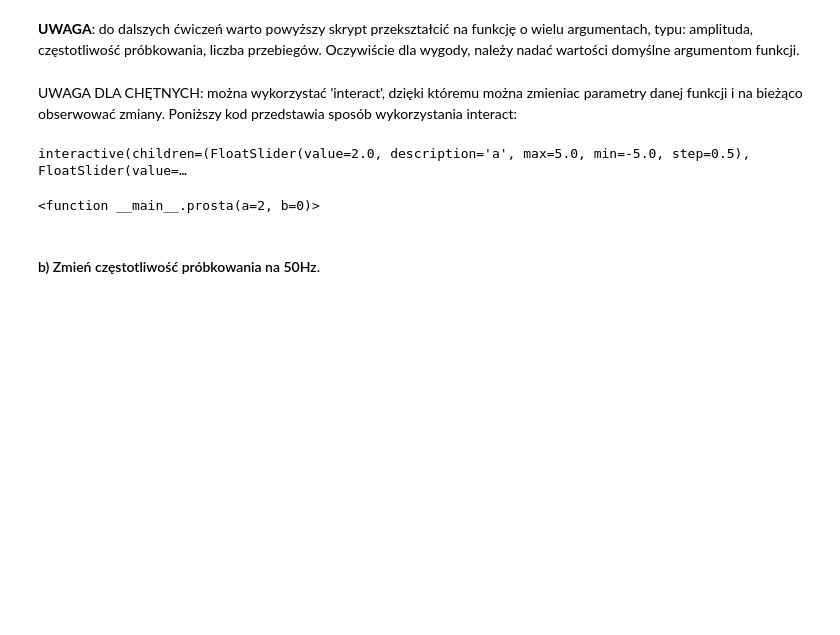
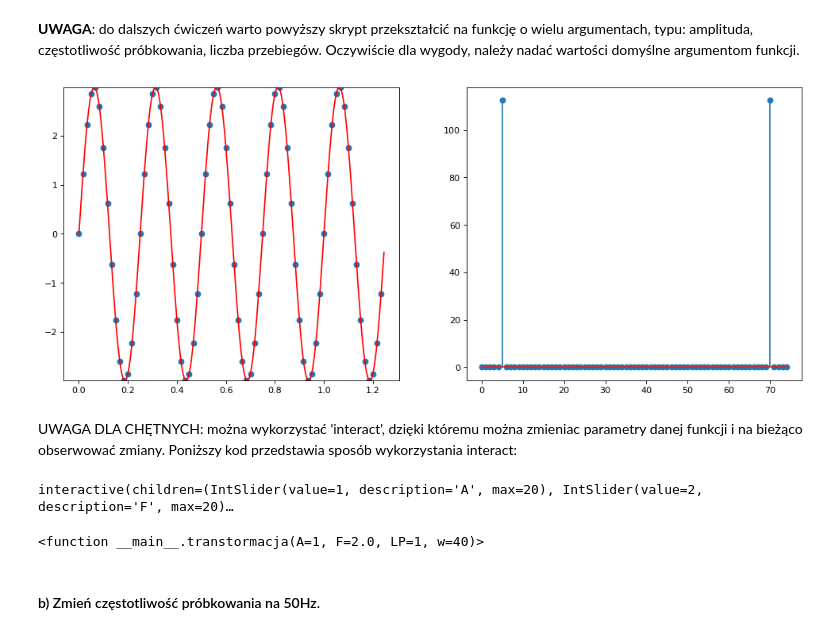
Before and after one commit to AleksandraGorska02/kck, a Jupyter notebook: zadanie_3_zajecia/signals.ipynb, the cells around one changed output. Cells and saved outputs as stored; diff of their text form; code cells hidden in the pictures; blank space fills up the shorter version.

```diff
--- a/zadanie_3_zajecia/signals.ipynb
+++ b/zadanie_3_zajecia/signals.ipynb
@@ -52,6 +51,31 @@ stem(freqs, signal1, '-*');
 [figure]
 # %% [markdown]
 **UWAGA**: do dalszych ćwiczeń warto powyższy skrypt przekształcić na funkcję o wielu argumentach, typu: amplituda, częstotliwość próbkowania, liczba przebiegów. Oczywiście dla wygody, należy nadać wartości domyślne argumentom funkcji.
+# %%
+def transtormacja(A=1, F=2.0, LP=1, w=40):
+    T = 1/F      # Okres sygnalu [s]
+    f = lambda t : A * np.sin(2*pi*t*F)    # Def. analizowanej funkcji (sygnalu)
+    TW = 1/w     # Okres probkowania [s] (co ile sekund pobieramy próbkę)
+    t = np.arange(0, LP*T, TW) # Momenty, w których pobieramy próbki (oś OX)
+    n = len(t)                 # Liczba próbek
+    signal = f(t)
+    signal1 = fft.fft(signal)
+    signal1 = abs(signal1) # moduł
+    fig = plt.figure(figsize=(15, 6), dpi=80)
+    ax = fig.add_subplot(121)
+    ax.plot(t, signal, 'o')
+    base_t = np.arange(0, LP * T, 1/200)
+    base_signal = f(base_t)
+    ax.plot(base_t, base_signal, linestyle='-', color='red')
+    ax.set_ylim([min(base_signal), max(base_signal)])
+    ax = fig.add_subplot(122)
+    ymax = max(signal1)
+    freqs = range(n)
+    stem(freqs, signal1, '-*');
+    plt.show()
+transtormacja(3,4,5,60)
+# %% [output]
+[figure, added]
 # %% [markdown]
 UWAGA DLA CHĘTNYCH: można wykorzystać 'interact', dzięki któremu można zmieniac parametry danej funkcji i na bieżąco obserwować zmiany. Poniższy kod przedstawia sposób wykorzystania interact:
 # %%
@@ -66,9 +90,9 @@ def prosta(a=2, b=0):
     ax.set_ylim(-5, 5)
     ax.plot(x, y)
 
-interact(prosta, a=(-5,5,0.5), b=(-5,5,0.5))
+interact(transtormacja, A=(0,20,1), F=(0,20,1),LP=(10,100,10),w=(10,100,10))
 # %% [output]
-interactive(children=(FloatSlider(value=2.0, description='a', max=5.0, min=-5.0, step=0.5), FloatSlider(value=…
+interactive(children=(IntSlider(value=1, description='A', max=20), IntSlider(value=2, description='F', max=20)…
-<function __main__.prosta(a=2, b=0)>
+<function __main__.transtormacja(A=1, F=2.0, LP=1, w=40)>
 # %% [markdown]
 #### b) Zmień częstotliwość próbkowania na 50Hz.
```
Also changed, not shown: parts of 3 cells of this notebook, 1 other file.
